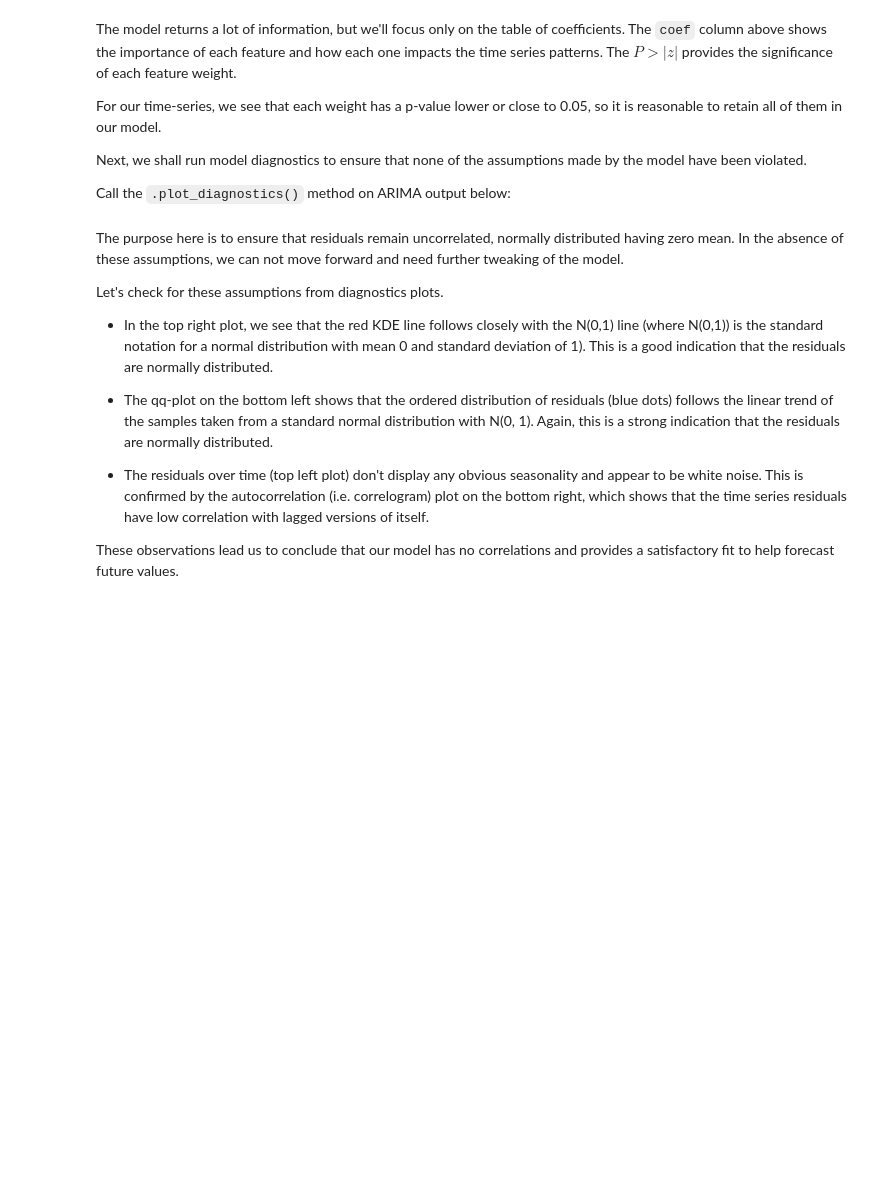
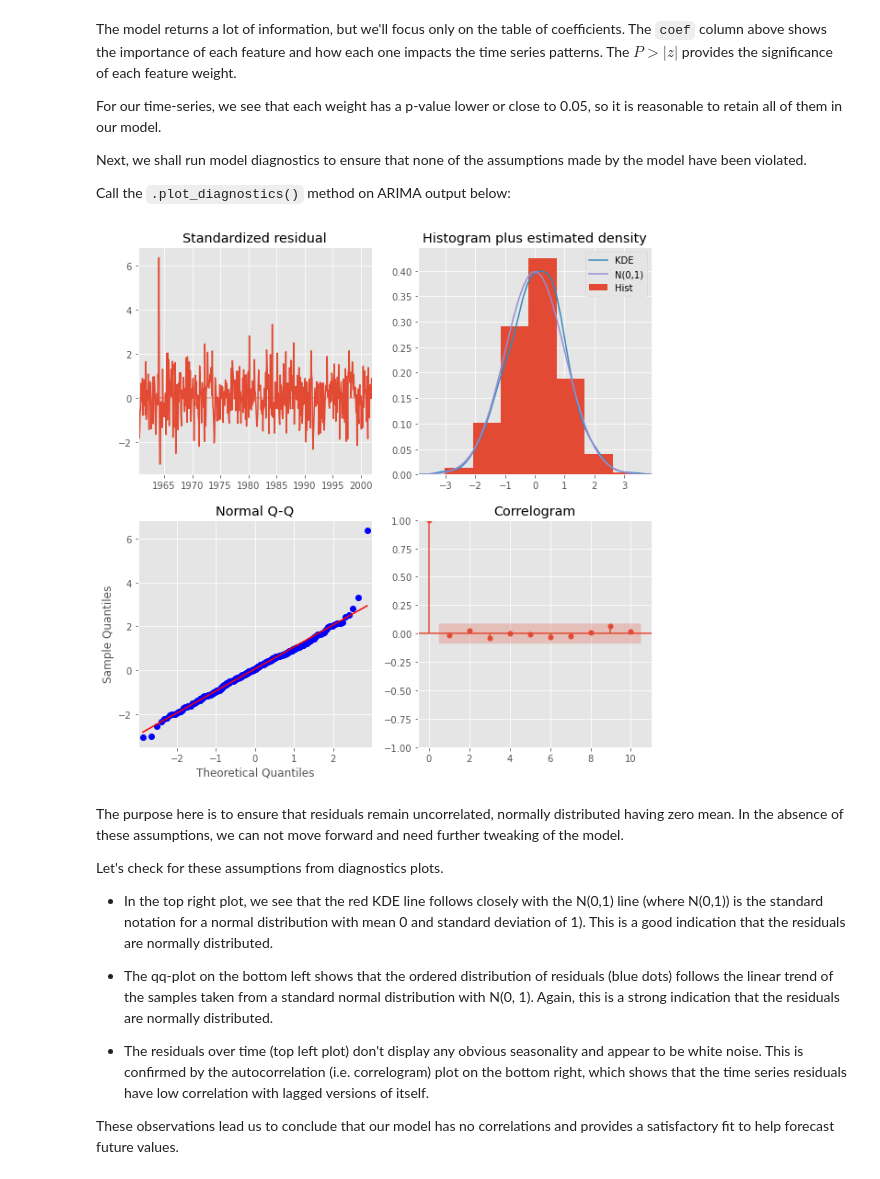
Before and after one commit to jirvingphd/online-dtsc-pt-041320-cohort-notes, a Jupyter notebook: Mod 4/sect_38_time_series_models/sarima_models_lab/index.ipynb, the cells around one changed output. Saved outputs shown, nothing was run; the diff lists cells and outputs as text; code cells hidden in the pictures; blank space fills up the shorter version.

```diff
--- a/Mod 4/sect_38_time_series_models/sarima_models_lab/index.ipynb
+++ b/Mod 4/sect_38_time_series_models/sarima_models_lab/index.ipynb
@@ -189,6 +248,8 @@ Using grid search, we have identified the set of parameters that produces the be
 We'll start by plugging the optimal parameter values into a new SARIMAX model.
 # %%
 # Plug the optimal parameter values into a new SARIMAX model
-
+model = sm.tsa.SARIMAX(CO2,order=(1,1,1) ,seasonal_order=(1,1,1,12) ,enforce_stationarity=False,
+                                            enforce_invertibility=False)
 
 # Fit the model and print results
+output = model.fit()
@@ -202,6 +286,10 @@ Next, we shall run model diagnostics to ensure that none of the assumptions made
 Call the `.plot_diagnostics()` method on ARIMA output below:
 # %%
 # Call plot_diagnostics() on the results calculated above
+# plt.figure()
+output.plot_diagnostics(figsize=(10,10));
+# %% [output]
+[figure, added]
 # %% [markdown]
 The purpose here is to ensure that residuals remain uncorrelated, normally distributed having zero mean. In the absence of these assumptions, we can not move forward and need further tweaking of the model.
 
```
Also changed, not shown: parts of 18 cells of this notebook, 2 other files.
